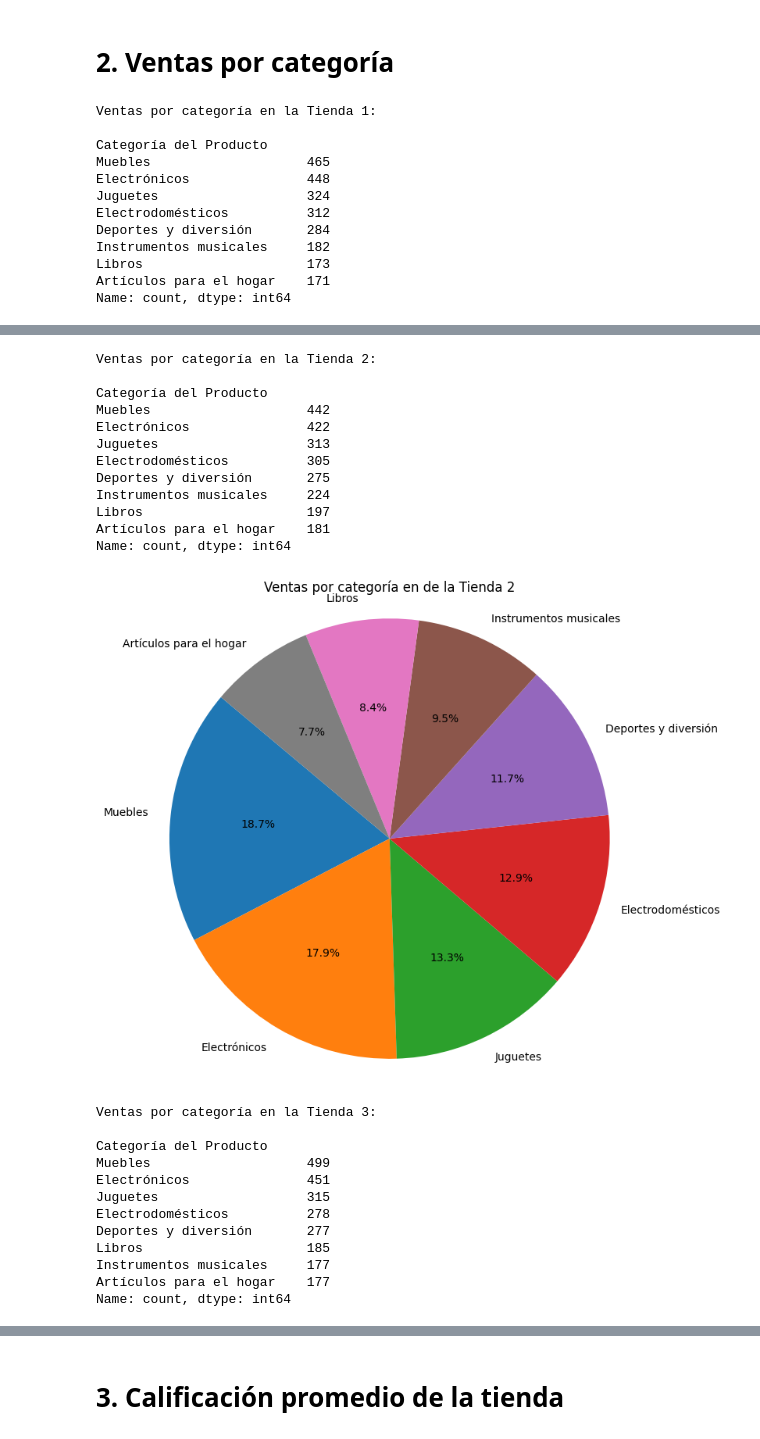
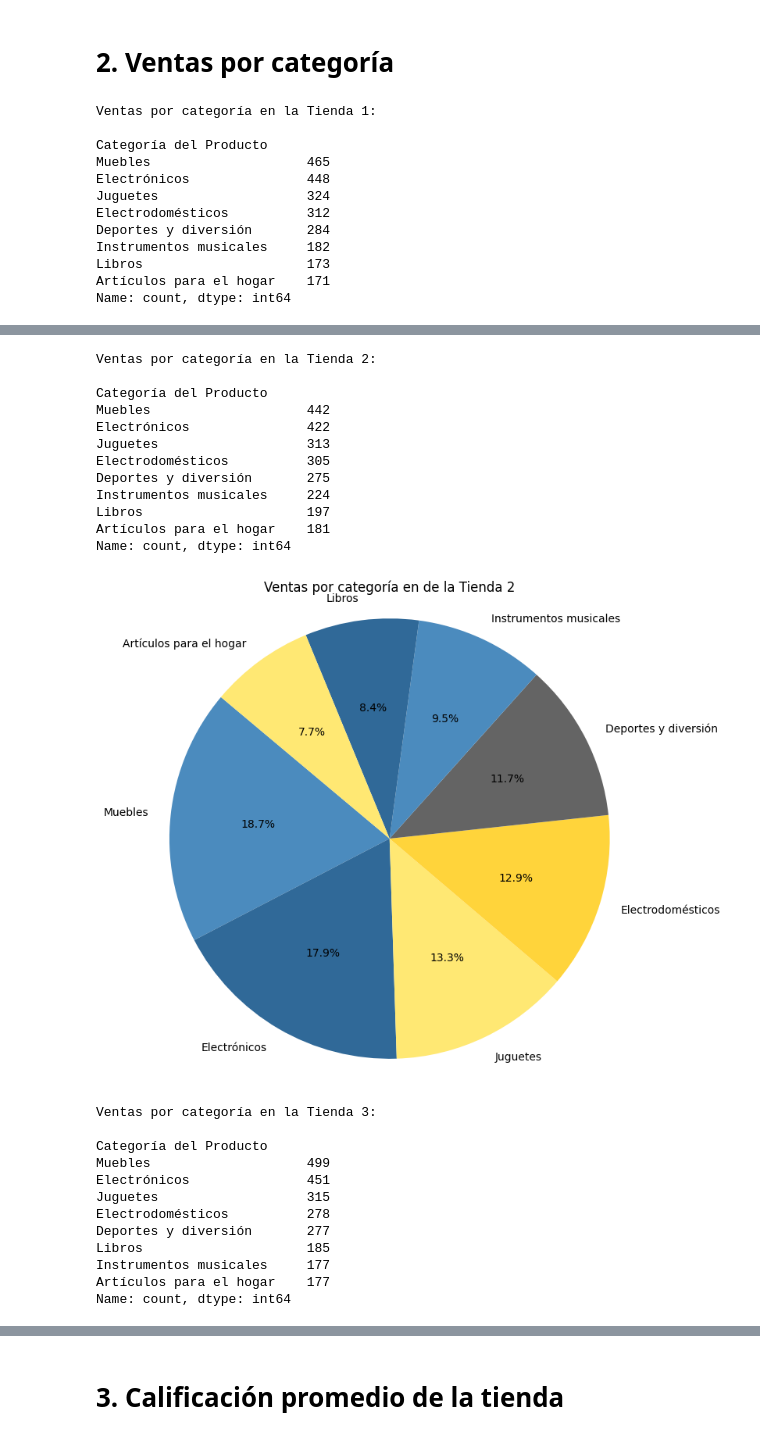
Before and after one commit to Poderosodp/AluraStoreLatam1, a Jupyter notebook: AluraStoreLatam.ipynb, the cells around one changed output, grey strips where cells are left out. Drawn from its saved outputs; the diff is of its cells as text; code cells hidden in the pictures.

```diff
--- a/AluraStoreLatam.ipynb
+++ b/AluraStoreLatam.ipynb
@@ -66,8 +66,9 @@ def ventas_X_categoria(tienda_df, nombre_tienda):
     print(ventas_categoria)
 
     # Creación del gráfico circular
+    colores = ['#4B8BBE', '#306998', '#FFE873', '#FFD43B', '#646464']
     plt.figure(figsize=(8, 8))
-    plt.pie(ventas_categoria, labels=ventas_categoria.index, autopct='%1.1f%%', startangle=140)
+    plt.pie(ventas_categoria, labels=ventas_categoria.index, autopct='%1.1f%%', startangle=140, colors=colores)
     plt.title(f'Ventas por categoría en de la {nombre_tienda}')
     plt.axis('equal')
     plt.show()
@@ -94,16 +95,16 @@ Name: count, dtype: int64
 Ventas por categoría en la Tienda 2:
 
 Categoría del Producto
 Muebles                    442
 Electrónicos               422
 Juguetes                   313
 Electrodomésticos          305
 Deportes y diversión       275
 Instrumentos musicales     224
 Libros                     197
 Artículos para el hogar    181
 Name: count, dtype: int64
-[figure, old version]
+[figure, new version]
 Ventas por categoría en la Tienda 3:
 
 Categoría del Producto
```
Also changed, not shown: parts of 3 cells of this notebook.
